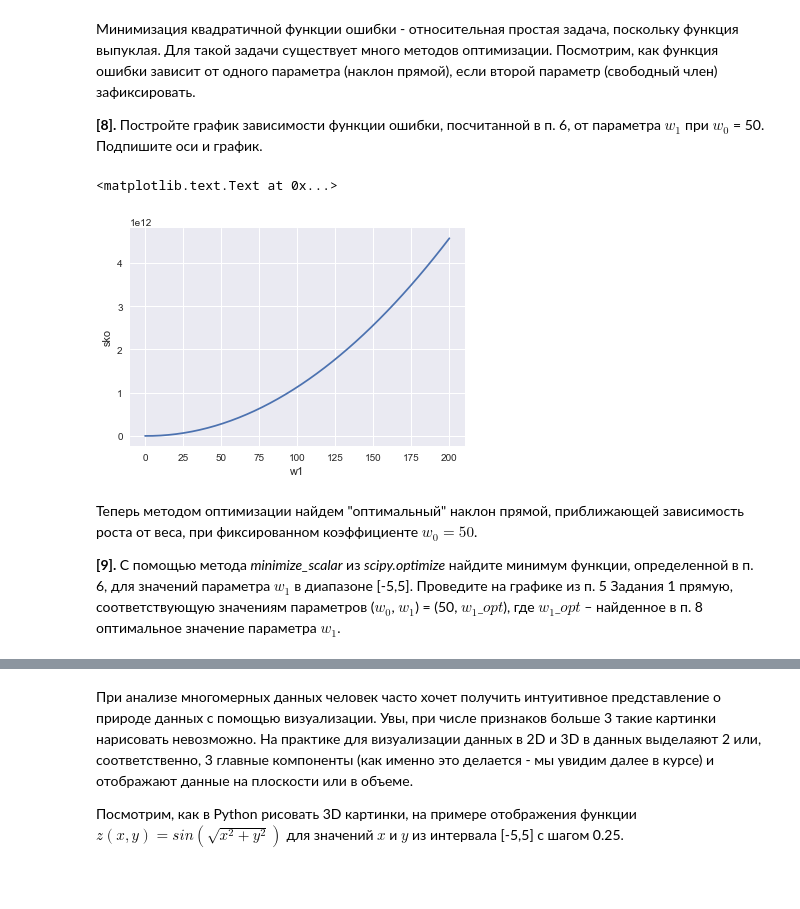
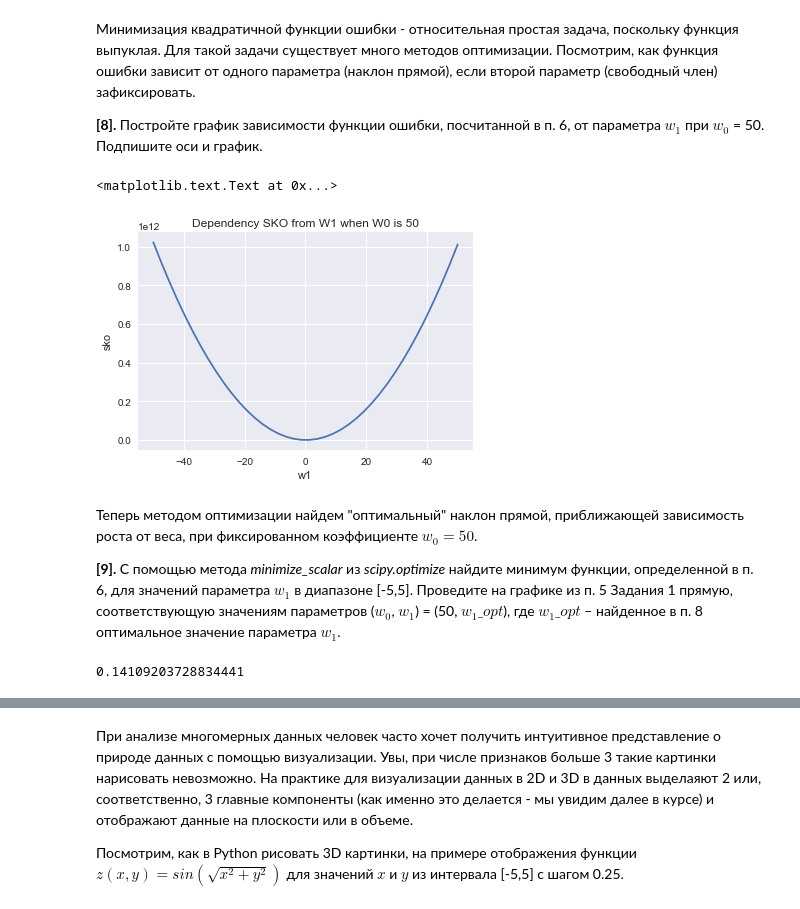
Before and after one commit to kazakovantony/coursera-ml, a Jupyter notebook: tasks/human_weight/peer_review_linreg_height_weight.ipynb, the cells around one changed output, grey strips where cells are left out. Drawn from its saved outputs; the diff is of its cells as text; code cells hidden in the pictures; blank space fills up the shorter version.

Commit message:
line regression human weight from height

```diff
--- a/tasks/human_weight/peer_review_linreg_height_weight.ipynb
+++ b/tasks/human_weight/peer_review_linreg_height_weight.ipynb
@@ -122,8 +122,8 @@ $$error(w_0, w_1) = \sum_{i=1}^n {(y_i - (w_0 + w_1 * x_i))}^2 $$
 def sko_height_from_weight(w1, w0):
     res = 0
     yi = 1
-    for xi in data['Height']:
-        res += pow(data['Weight'][yi] - (w0 + w1 * xi), 2)
+    for xi in data['Weight']:
+        res += pow(data['Height'][yi] - (w0 + w1 * xi), 2)
         yi += 1
     return res
 # %% [markdown]
@@ -146,13 +146,14 @@ plt.plot(data_for_line, np.array([line_for_weight(0.16,50,xi) for xi in data_for
 
 **[8].** Постройте график зависимости функции ошибки, посчитанной в п. 6, от параметра $w_1$ при $w_0$ = 50. Подпишите оси и график.
 # %%
-w1_variants = np.linspace(0.0, 200.0, num=40)
+w1_variants = np.linspace(-50, 50, num=40)
 plt.plot(w1_variants, np.array([sko_height_from_weight(xi,50) for xi in w1_variants]))
 plt.ylabel('sko')
 plt.xlabel('w1')
+plt.title('Dependency SKO from W1 when W0 is 50')
 # %% [output]
 <matplotlib.text.Text at 0x...>
-[figure, old version]
+[figure, new version]
 # %% [markdown]
 Теперь методом оптимизации найдем "оптимальный" наклон прямой, приближающей зависимость роста от веса, при фиксированном коэффициенте $w_0 = 50$.
 
@@ -163,0 +161,10 @@ plt.xlabel('w1')
+# %%
+from scipy.optimize import minimize_scalar
+
+def sko_height_from_weight_w0_is_50(w1):
+    return sko_height_from_weight(w1, 50)
+
+w1_opt = minimize_scalar(sko_height_from_weight_w0_is_50, bounds=(-5, 5), method='bounded').x
+w1_opt
+# %% [output]
+0.14109203728834441
```
Also changed, not shown: parts of 4 cells of this notebook.
